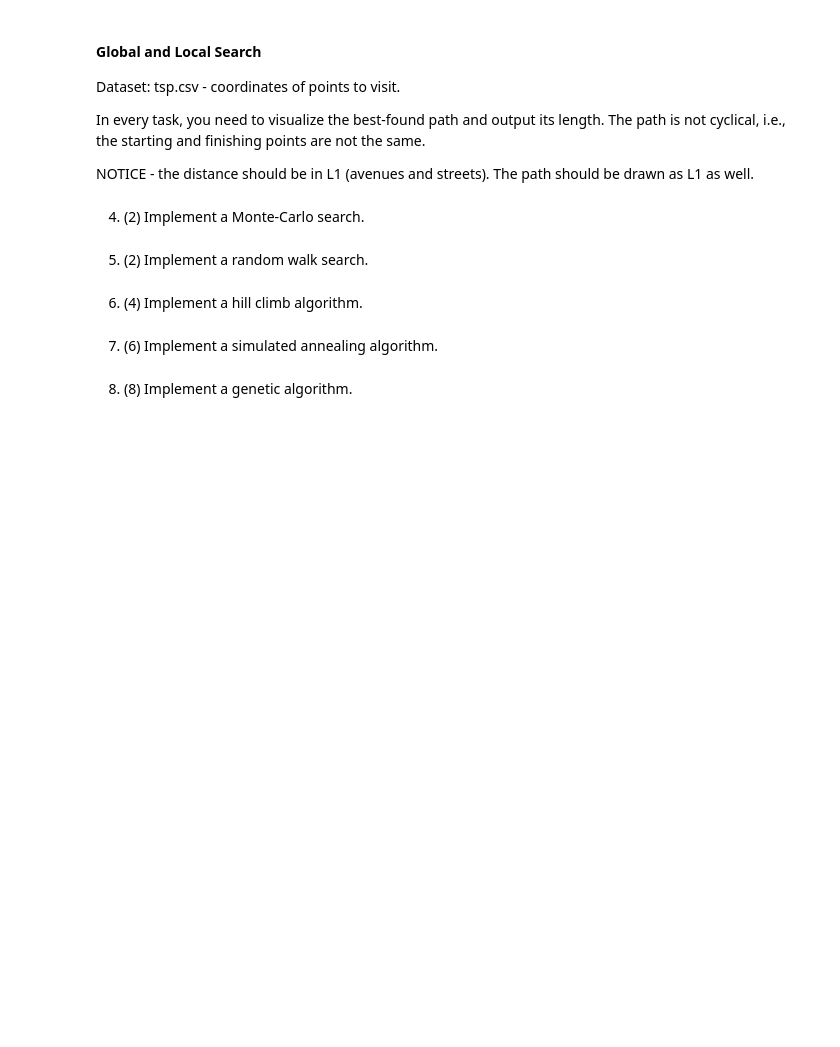
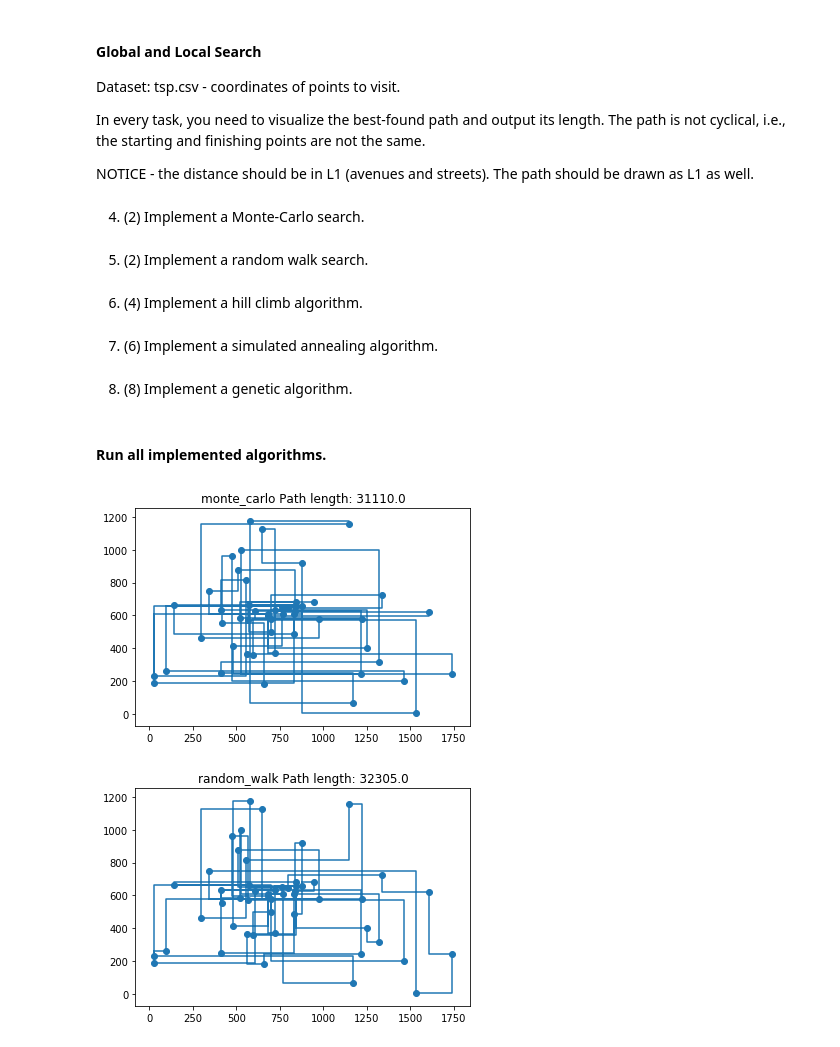
Before and after one commit to VadimFarutin/SPbAU, a Jupyter notebook: ML/hw04.ipynb, the cells around one changed output. Cells and saved outputs as stored; diff of their text form; code cells hidden in the pictures; blank space fills up the shorter version.

```diff
--- a/ML/hw04.ipynb
+++ b/ML/hw04.ipynb
@@ -258,6 +262,42 @@ NOTICE - the distance should be in L1 (avenues and streets). The path should be
+# %%
+def plot_path(X, title):
+    path = np.array([[X[i // 2][0], X[i // 2 + i % 2][1]] for i in range(2 * len(X) - 1)])
+    plt.plot(path[:, 0], path[:, 1])
+    plt.scatter(X[:, 0], X[:, 1])
+    plt.title(title)
+    plt.show()
 # %% [markdown]
 4. (2) Implement a Monte-Carlo search.
+# %%
+def monte_carlo(X):
+    best_X = None
+    best_len = None
+    cur_X = X.copy()
+    n = 1000
+
+    for i in range(n):
+        np.random.shuffle(cur_X)
+        cur_len = L1(cur_X)
+
+        if best_len is None or cur_len < best_len:
+            best_X = cur_X.copy()
+            best_len = cur_len
+
+    return best_X, best_len
 # %% [markdown]
 5. (2) Implement a random walk search.
+# %%
+def random_walk(X):
+    cur_X = X.copy()
+    np.random.shuffle(cur_X)
+    len_X = len(X)
+    n = 1000
+
+    for i in range(n):
+        a = np.random.randint(len_X)
+        b = np.random.randint(len_X)
+        cur_X[a], cur_X[b] = cur_X[b].copy(), cur_X[a].copy()
+
+    return cur_X, L1(cur_X)
 # %% [markdown]
 6. (4) Implement a hill climb algorithm.
@@ -267,0 +409,14 @@ NOTICE - the distance should be in L1 (avenues and streets). The path should be
+# %% [markdown]
+#### Run all implemented algorithms.
+# %%
+D = read_tsp()
+# %%
+algorithms = [monte_carlo, random_walk]
+titles = ['monte_carlo', 'random_walk']
+
+for algorithm, title in zip(algorithms, titles):
+    path, path_len = algorithm(D)
+    plot_path(path, title + ' Path length: ' + str(path_len))
+# %% [output]
+[figure, added]
+[figure, added]
```
Also changed, not shown: parts of 12 cells of this notebook.
